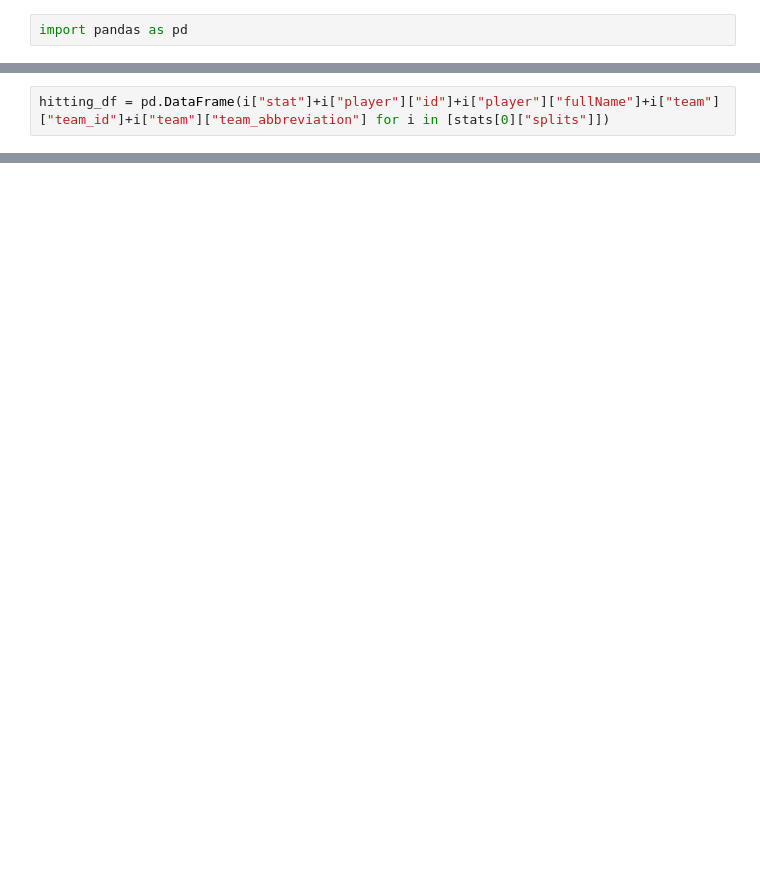
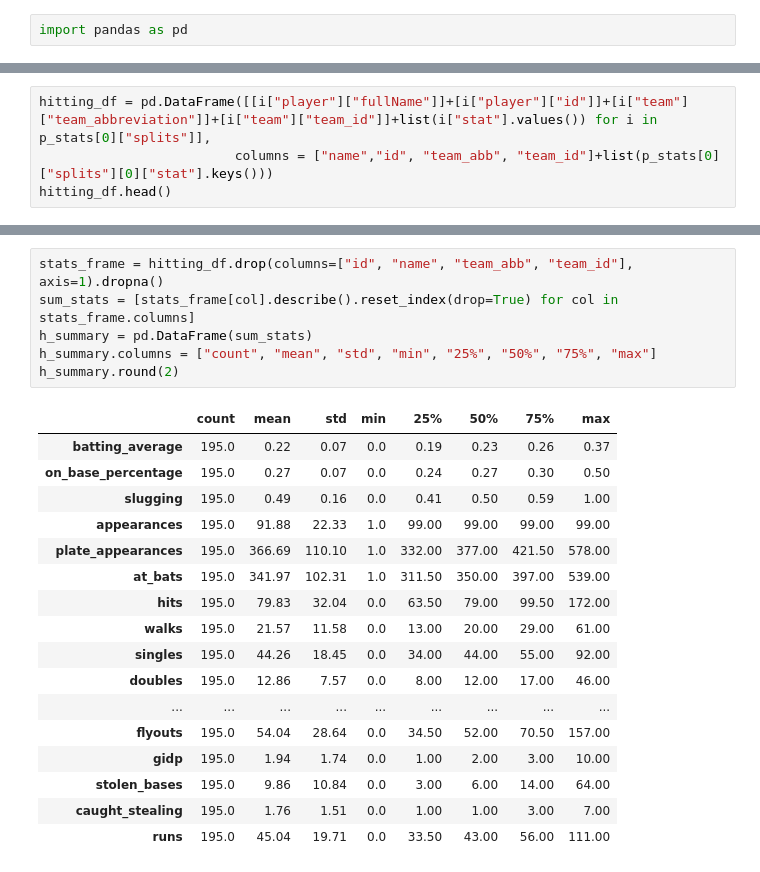
Before and after one commit to RedYellow/blaseball-eval, a Jupyter notebook: blaseball_eval.ipynb, the cells around one changed output, grey strips where cells are left out. Saved outputs shown, nothing was run; the diff lists cells and outputs as text; blank space fills up the shorter version.

Commit message:
summary stats and better viz

```diff
--- a/blaseball_eval.ipynb
+++ b/blaseball_eval.ipynb
@@ -40,3 +14,5 @@ import pandas as pd
 # %%
-hitting_df = pd.DataFrame(i["stat"]+i["player"]["id"]+i["player"]["fullName"]+i["team"]["team_id"]+i["team"]["team_abbreviation"] for i in [stats[0]["splits"]])
+hitting_df = pd.DataFrame([[i["player"]["fullName"]]+[i["player"]["id"]]+[i["team"]["team_abbreviation"]]+[i["team"]["team_id"]]+list(i["stat"].values()) for i in p_stats[0]["splits"]],
+                         columns = ["name","id", "team_abb", "team_id"]+list(p_stats[0]["splits"][0]["stat"].keys()))
+hitting_df.head()
 # %% [output]
@@ -43,0 +112,24 @@ TypeError: list indices must be integers or slices, not str
+# %%
+stats_frame = hitting_df.drop(columns=["id", "name", "team_abb", "team_id"], axis=1).dropna()
+sum_stats = [stats_frame[col].describe().reset_index(drop=True) for col in stats_frame.columns]
+h_summary = pd.DataFrame(sum_stats)
+h_summary.columns = ["count", "mean", "std", "min", "25%", "50%", "75%", "max"]
+h_summary.round(2)
+# %% [output]
+|  | count | mean | std | min | 25% | 50% | 75% | max |
+| batting_average | 195.0 | 0.22 | 0.07 | 0.0 | 0.19 | 0.23 | 0.26 | 0.37 |
+| on_base_percentage | 195.0 | 0.27 | 0.07 | 0.0 | 0.24 | 0.27 | 0.30 | 0.50 |
+| slugging | 195.0 | 0.49 | 0.16 | 0.0 | 0.41 | 0.50 | 0.59 | 1.00 |
+| appearances | 195.0 | 91.88 | 22.33 | 1.0 | 99.00 | 99.00 | 99.00 | 99.00 |
+| plate_appearances | 195.0 | 366.69 | 110.10 | 1.0 | 332.00 | 377.00 | 421.50 | 578.00 |
+| at_bats | 195.0 | 341.97 | 102.31 | 1.0 | 311.50 | 350.00 | 397.00 | 539.00 |
+| hits | 195.0 | 79.83 | 32.04 | 0.0 | 63.50 | 79.00 | 99.50 | 172.00 |
+| walks | 195.0 | 21.57 | 11.58 | 0.0 | 13.00 | 20.00 | 29.00 | 61.00 |
+| singles | 195.0 | 44.26 | 18.45 | 0.0 | 34.00 | 44.00 | 55.00 | 92.00 |
+| doubles | 195.0 | 12.86 | 7.57 | 0.0 | 8.00 | 12.00 | 17.00 | 46.00 |
+| ... | ... | ... | ... | ... | ... | ... | ... | ... |
+| flyouts | 195.0 | 54.04 | 28.64 | 0.0 | 34.50 | 52.00 | 70.50 | 157.00 |
+| gidp | 195.0 | 1.94 | 1.74 | 0.0 | 1.00 | 2.00 | 3.00 | 10.00 |
+| stolen_bases | 195.0 | 9.86 | 10.84 | 0.0 | 3.00 | 6.00 | 14.00 | 64.00 |
+| caught_stealing | 195.0 | 1.76 | 1.51 | 0.0 | 1.00 | 1.00 | 3.00 | 7.00 |
+| runs | 195.0 | 45.04 | 19.71 | 0.0 | 33.50 | 43.00 | 56.00 | 111.00 |
```
Also changed, not shown: parts of 13 cells of this notebook, 4 other files.
